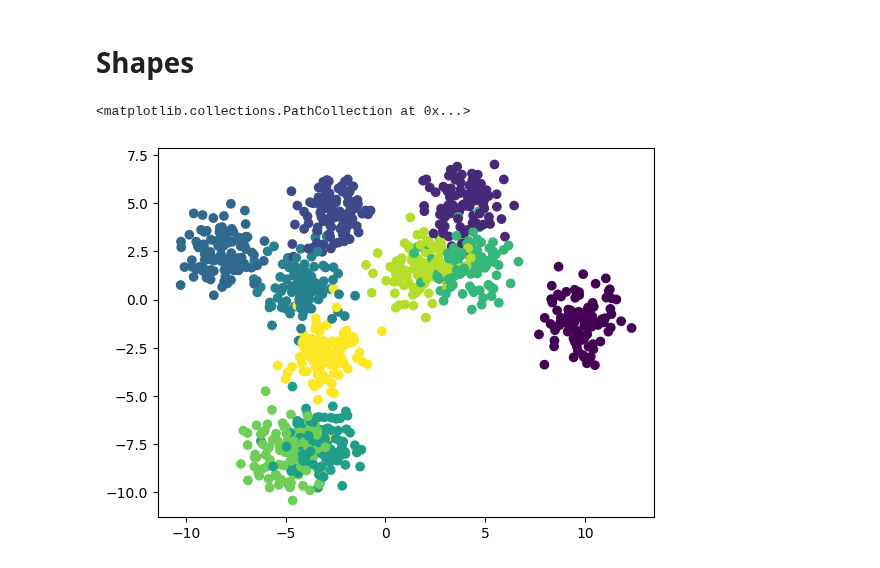
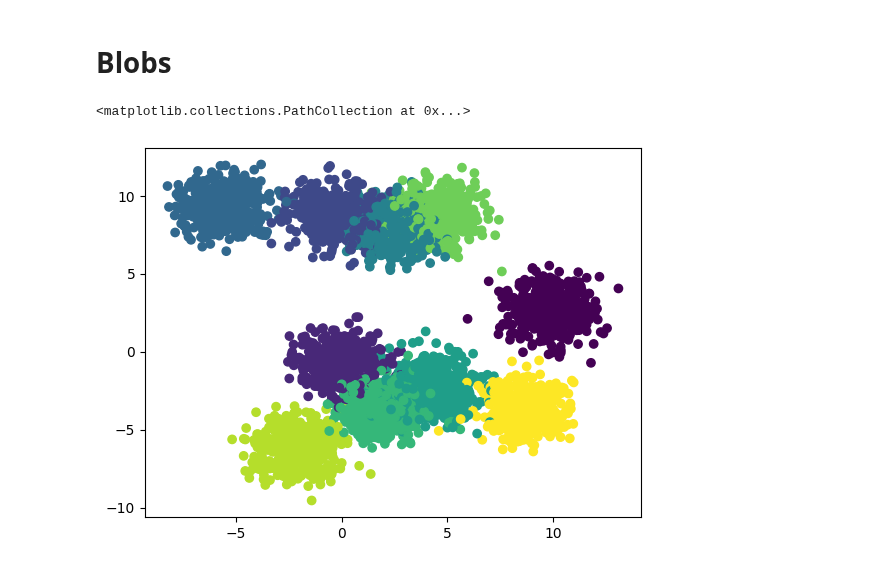
Before and after one commit to jimmyjz1127/bayesian-mixture-model-missing-data, a Jupyter notebook: Week4/GenerateData.ipynb, the cells around one changed output. Saved outputs shown, nothing was run; the diff lists cells and outputs as text; code cells hidden in the pictures.

```diff
--- a/Week4/GenerateData.ipynb
+++ b/Week4/GenerateData.ipynb
@@ -31,11 +31,11 @@ from sklearn.datasets import make_blobs
 random_seed = 123
 rng = np.random.default_rng(random_seed)
 # %% [markdown]
-# Shapes
+# Blobs
 # %%
 
-X, y = make_blobs(n_samples=1000, centers=10, n_features=64)
+X, y = make_blobs(n_samples=5000, centers=10, n_features=24)
 plt.scatter(X[:, 0], X[:, 1], c=y)
 # %% [output]
 <matplotlib.collections.PathCollection at 0x...>
-[figure, old version]
+[figure, new version]
```
Also changed, not shown: parts of 7 cells of this notebook, 1 other file.
